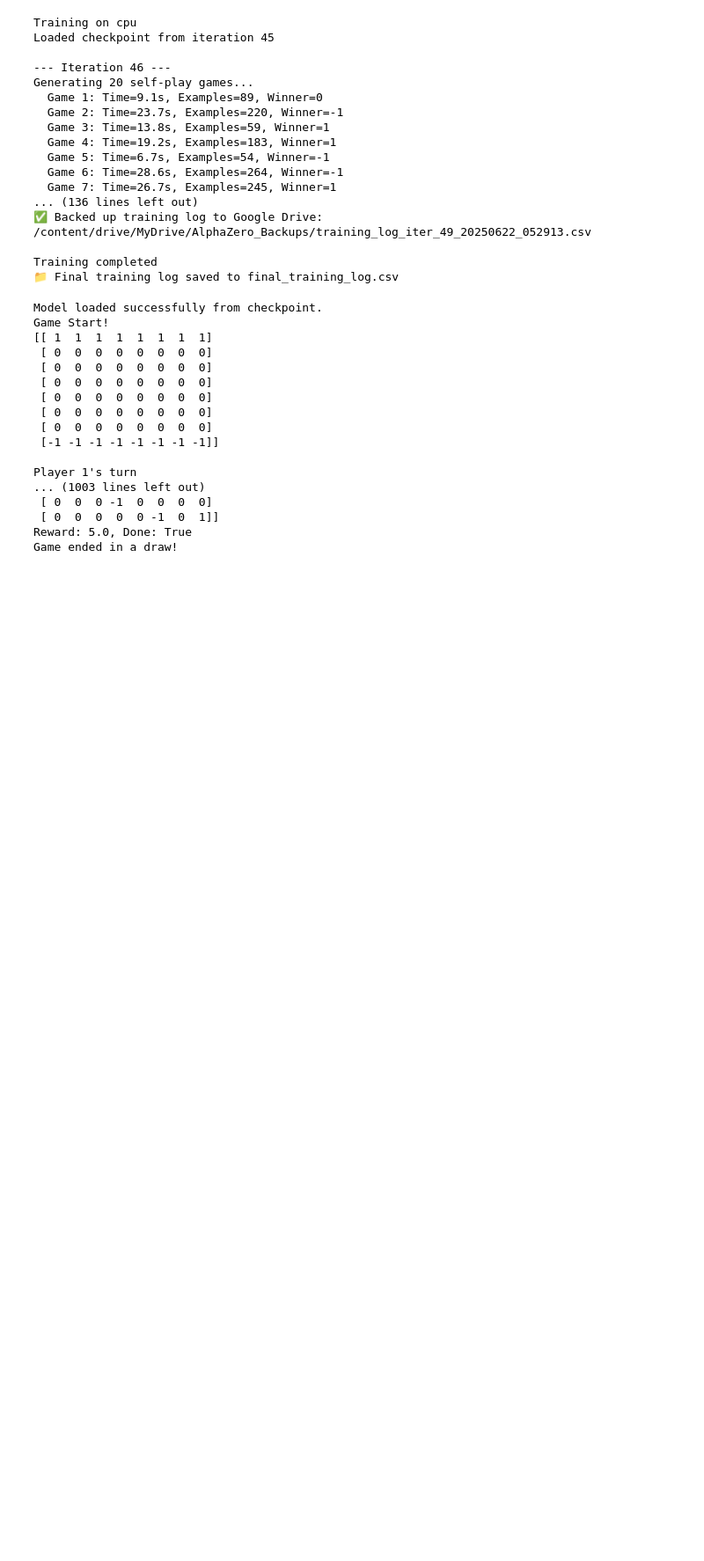
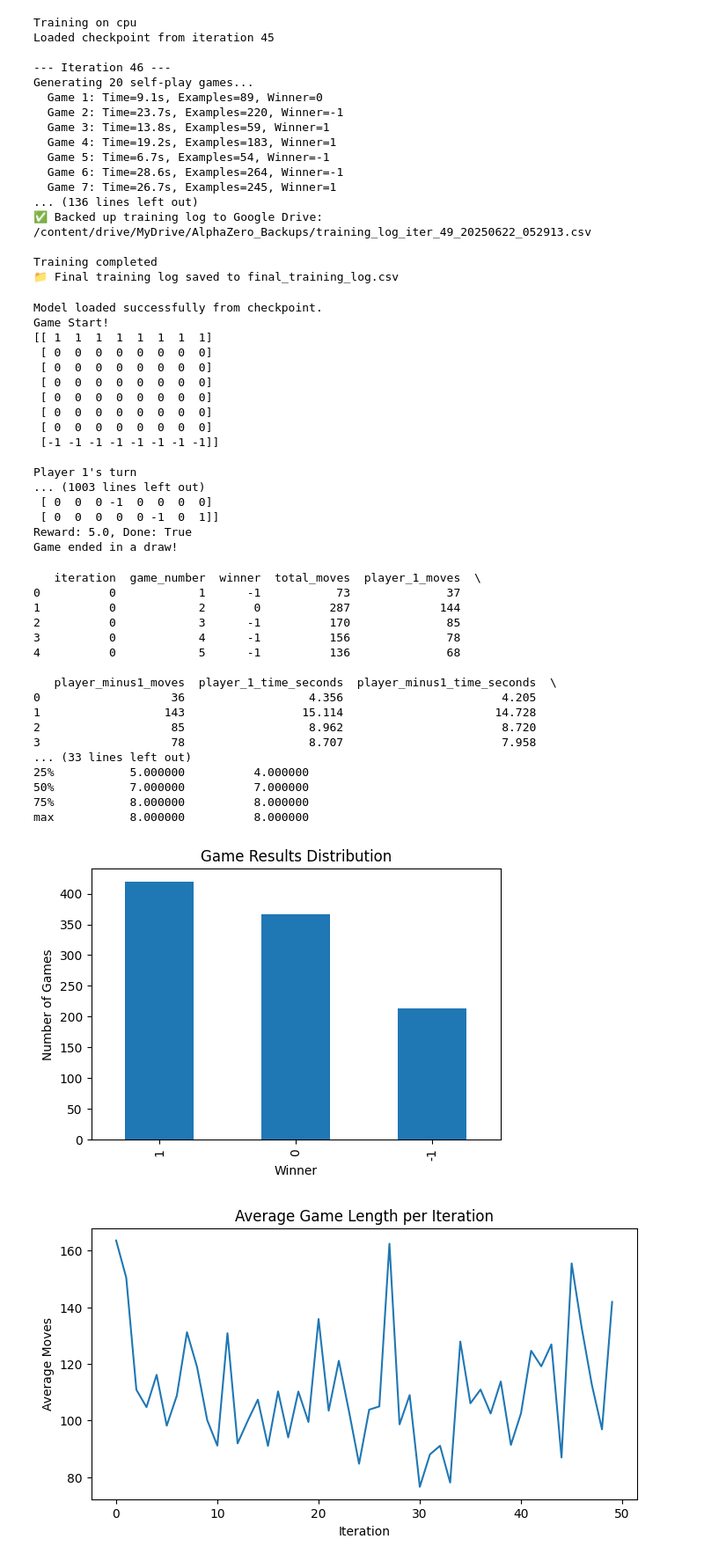
Before and after one commit to op71312/agent-maknib, a Jupyter notebook: app/llm/RL_MCTS_PPO.ipynb, the cells around one changed output. Shown: that part at 88% size. Drawn from its saved outputs; the diff is of its cells as text; code cells hidden in the pictures; blank space fills up the shorter version.

```diff
--- a/app/llm/RL_MCTS_PPO.ipynb
+++ b/app/llm/RL_MCTS_PPO.ipynb
@@ -1023,3 +1023,62 @@ Player 1's turn
  [ 0  0  0  0  0 -1  0  1]]
 Reward: 5.0, Done: True
 Game ended in a draw!
+# %%
+import matplotlib.pyplot as plt
+import pandas as pd
+
+# โหลดข้อมูลเกม summary
+game_summary_df = pd.read_csv("dataset/game_summary_rounds.csv")
+
+# แสดงข้อมูลเบื้องต้น
+print(game_summary_df.head())
+print(game_summary_df.describe())
+
+# สถิติผลการแข่งขัน
+win_counts = game_summary_df['winner'].value_counts()
+plt.figure(figsize=(6,4))
+win_counts.plot(kind='bar')
+plt.title('Game Results Distribution')
+plt.xlabel('Winner')
+plt.ylabel('Number of Games')
+plt.show()
+
+# ความยาวเกมเฉลี่ยแต่ละรอบ
+if 'iteration' in game_summary_df.columns:
+    avg_game_length_by_iter = game_summary_df.groupby('iteration')['total_moves'].mean()
+    plt.figure(figsize=(8,4))
+    avg_game_length_by_iter.plot()
+    plt.title('Average Game Length per Iteration')
+    plt.xlabel('Iteration')
+    plt.ylabel('Average Moves')
+    plt.show()
+
+# จำนวนหมากที่เหลือของแต่ละฝั่ง
+plt.figure(figsize=(8,4))
+plt.plot(game_summary_df['final_pieces_p1'], label='Player 1')
+plt.plot(game_summary_df['final_pieces_p_1'], label='Player -1')
+plt.title('Final Pieces per Game')
+plt.xlabel('Game Index')
+plt.ylabel('Pieces Left')
+plt.legend()
+plt.show()
+# %% [output]
+   iteration  game_number  winner  total_moves  player_1_moves  \
+0          0            1      -1           73              37
+1          0            2       0          287             144
+2          0            3      -1          170              85
+3          0            4      -1          156              78
+4          0            5      -1          136              68
+
+   player_minus1_moves  player_1_time_seconds  player_minus1_time_seconds  \
+0                   36                  4.356                       4.205
+1                  143                 15.114                      14.728
+2                   85                  8.962                       8.720
+3                   78                  8.707                       7.958
+... (33 lines left out)
+25%           5.000000          4.000000
+50%           7.000000          7.000000
+75%           8.000000          8.000000
+max           8.000000          8.000000
+[figure, added]
+[figure, added]
```
Also changed, not shown: parts of 2 cells of this notebook, 10 other files.
